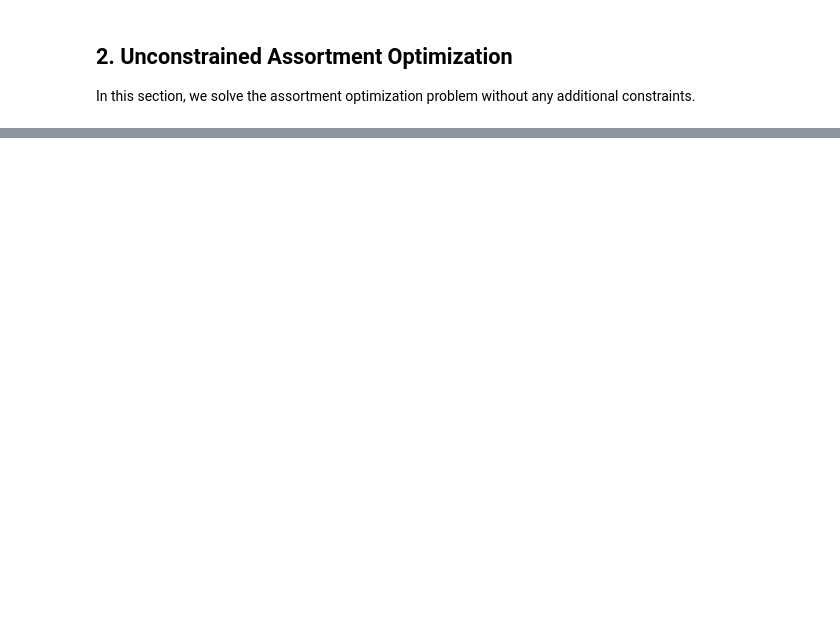
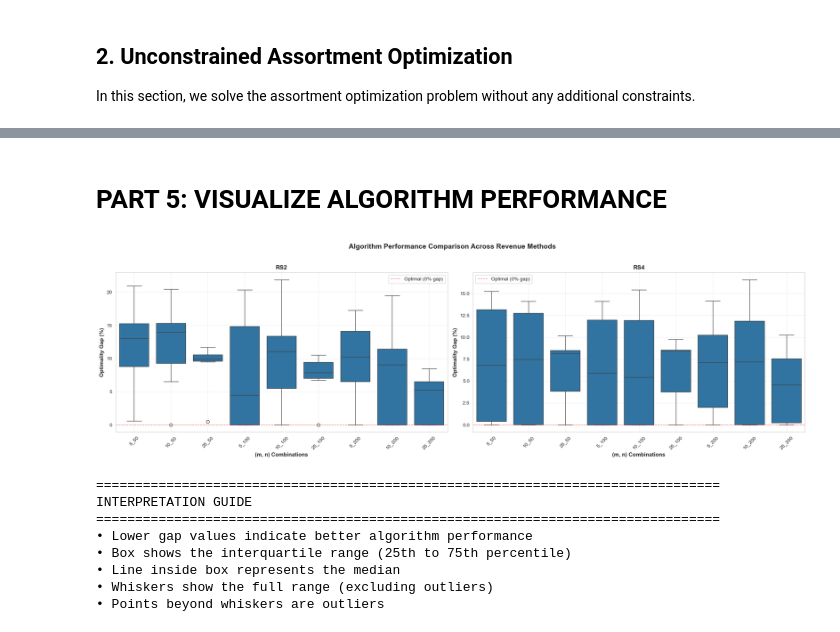
Before and after one commit to wch444/Assortment-Benchmark, a Jupyter notebook: src/mmnl_example.ipynb, the cells around one changed output, grey strips where cells are left out. Saved outputs shown, nothing was run; the diff lists cells and outputs as text; code cells hidden in the pictures; blank space fills up the shorter version.

```diff
--- a/src/mmnl_example.ipynb
+++ b/src/mmnl_example.ipynb
@@ -230,0 +314,16 @@ Whether the constraints are met: True
+# %%
+# Convert results to DataFrame for easier analysis
+df_results = pd.DataFrame(results)
+
+# Create a combined column for (m, n) pairs for easier grouping
+df_results['m_n'] = df_results['m'].astype(str) + '_' + df_results['n'].astype(str)
+
+# Display basic statistics
+print("\n" + "=" * 80)
+print("RESULTS OVERVIEW")
+print("=" * 80)
+print(f"Total instances tested: {len(df_results)}")
+print(f"Revenue methods: {df_results['rev_method'].unique().tolist()}")
+print(f"(m, n) combinations: {sorted(df_results['m_n'].unique().tolist())}")
+print(f"\nOverall gap statistics:")
+print(df_results['gap_method'].describe().round(4))
@@ -230,0 +398,51 @@ Whether the constraints are met: True
+# %% [markdown]
+# PART 5: VISUALIZE ALGORITHM PERFORMANCE
+# %%
+# -----------------------------------------------------------------------------
+# Visualization 1: Side-by-Side Comparison by Revenue Method
+# -----------------------------------------------------------------------------
+fig, axes = plt.subplots(1, 2, figsize=(20, 6))
+rev_methods = df_results['rev_method'].unique()
+
+for idx, rev_method in enumerate(rev_methods):
+    df_rev = df_results[df_results['rev_method'] == rev_method]
+
+    # Create boxplot showing gap distribution for each (m, n) combination
+    sns.boxplot(data=df_rev, x='m_n', y='gap_method', ax=axes[idx])
+
+    # Customize plot appearance
+    axes[idx].set_xlabel('(m, n) Combinations', fontsize=11, fontweight='bold')
+    axes[idx].set_ylabel('Optimality Gap (%)', fontsize=11, fontweight='bold')
+    axes[idx].set_title(f'{rev_method}', fontsize=12, fontweight='bold')
+    axes[idx].grid(True, alpha=0.3)
+    axes[idx].tick_params(axis='x', rotation=45)
+
+    # Add reference line at 0% gap (perfect solution)
+    axes[idx].axhline(y=0, color='r', linestyle='--', alpha=0.5, linewidth=1,
+                      label='Optimal (0% gap)')
+    axes[idx].legend()
+
+plt.suptitle('Algorithm Performance Comparison Across Revenue Methods',
+             fontsize=14, fontweight='bold', y=1.02)
+plt.tight_layout()
+plt.show()
+
+# Print interpretation guide
+print("\n" + "=" * 80)
+print("INTERPRETATION GUIDE")
+print("=" * 80)
+print("• Lower gap values indicate better algorithm performance")
+print("• Box shows the interquartile range (25th to 75th percentile)")
+print("• Line inside box represents the median")
+print("• Whiskers show the full range (excluding outliers)")
+print("• Points beyond whiskers are outliers")
+# %% [output]
+[figure, added]
+================================================================================
+INTERPRETATION GUIDE
+================================================================================
+• Lower gap values indicate better algorithm performance
+• Box shows the interquartile range (25th to 75th percentile)
+• Line inside box represents the median
+• Whiskers show the full range (excluding outliers)
+• Points beyond whiskers are outliers
```
Also changed, not shown: parts of 32 cells of this notebook, 13 other files.
